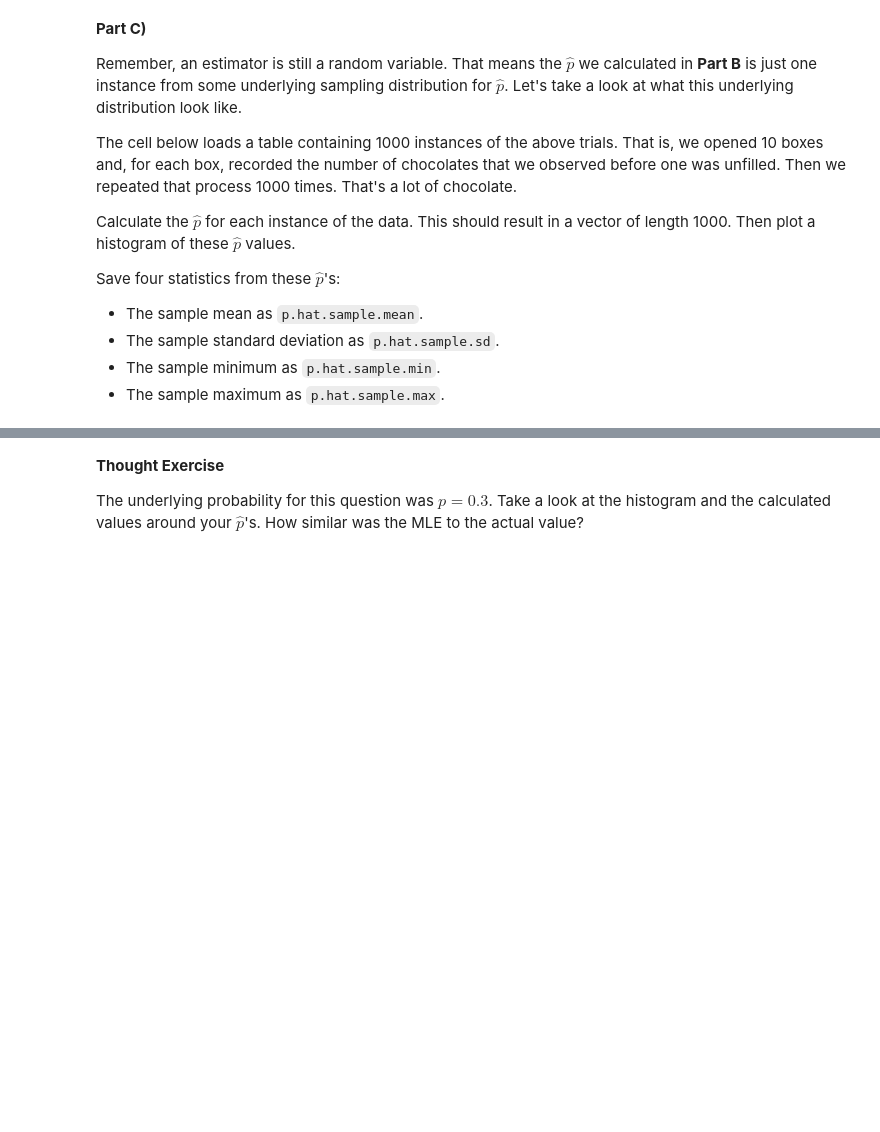
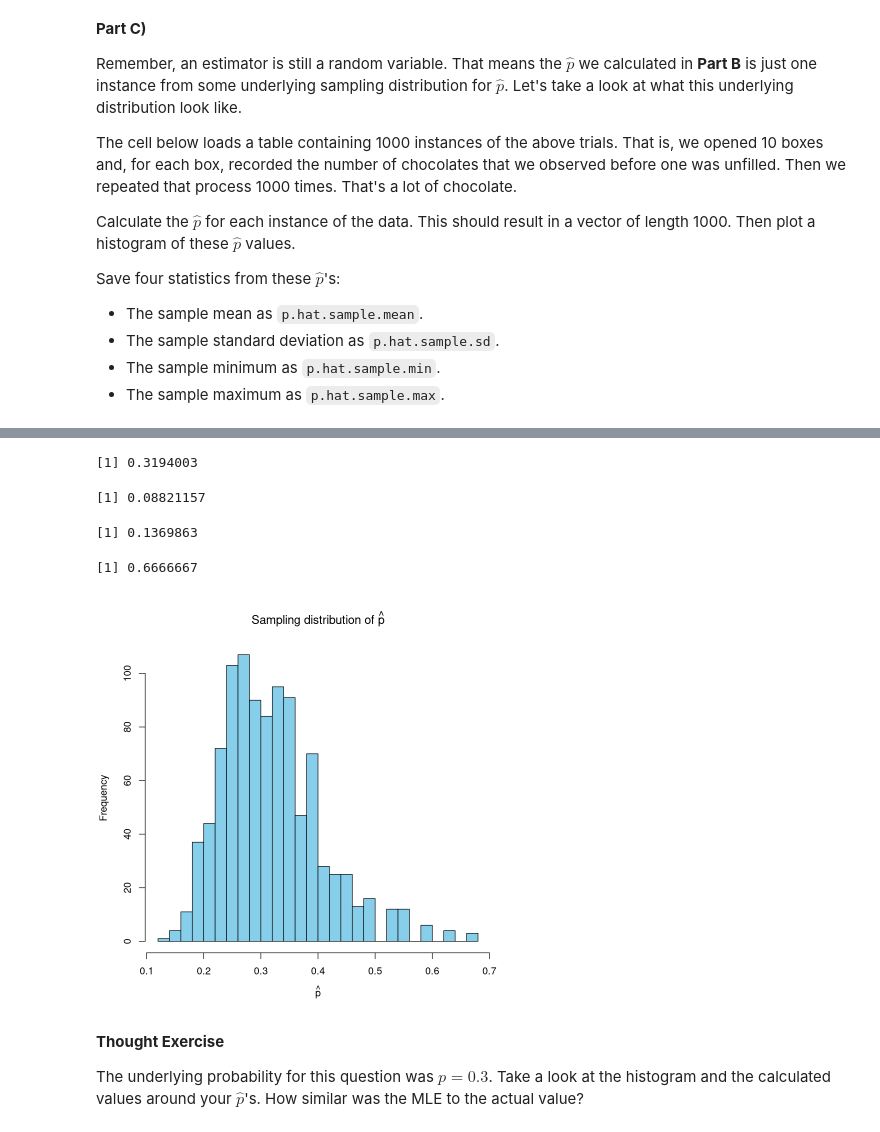
Before and after one commit to gareytwin1/statistical-estimation, a Jupyter notebook: Module2/M2_autograded.ipynb, the cells around one changed output, grey strips where cells are left out. Drawn from its saved outputs; the diff is of its cells as text; code cells hidden in the pictures; blank space fills up the shorter version.

```diff
--- a/Module2/M2_autograded.ipynb
+++ b/Module2/M2_autograded.ipynb
@@ -50,3 +54,5 @@ trials
-# %%
-p.hat = NA
-# your code here
+# %%
+n = length(trials)
+p.hat = n / (n + sum(trials))
+p.hat
+# your code here
@@ -73,15 +91,34 @@ head(chocolate.data)
-# %%
-p.hat.sample.mean = NA
-p.hat.sample.sd = NA
-p.hat.sample.min = NA
-p.hat.sample.max = NA
-
-# your code here
-
-p.hat.sample.mean
-p.hat.sample.sd
-p.hat.sample.min
-p.hat.sample.max
+# %%
+# n = number of boxes per trial
+n <- ncol(chocolate.data)
+
+# Compute p.hat for each of the 1000 trials (row-wise)
+p.hat.values = apply(chocolate.data, 1, function(x) {
+  n / (n + sum(x))
+})
+
+# Plot histogram
+hist(p.hat.values,
+     breaks = 30,
+     col = "skyblue",
+     main = expression("Sampling distribution of " * hat(p)),
+     xlab = expression(hat(p)))
+
+p.hat.sample.mean <- mean(p.hat.values)
+p.hat.sample.sd   <- sd(p.hat.values)
+p.hat.sample.min  <- min(p.hat.values)
+p.hat.sample.max  <- max(p.hat.values)
+
+p.hat.sample.mean
+p.hat.sample.sd
+p.hat.sample.min
+p.hat.sample.max
+# %% [output]
+[1] 0.3194003
+[1] 0.08821157
+[1] 0.1369863
+[1] 0.6666667
+[figure, added]
 # %%
 # Hidden Test Cell
 # %% [markdown]
```
Also changed, not shown: parts of 13 cells of this notebook.
